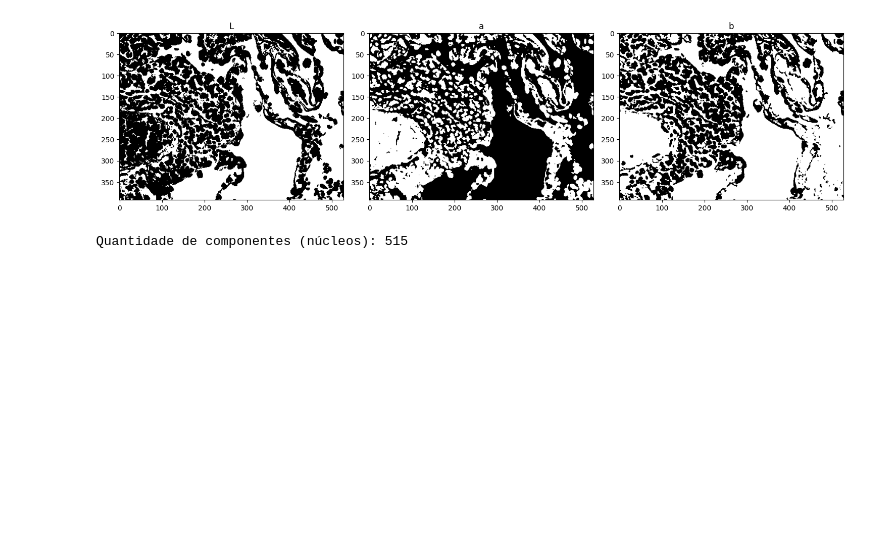
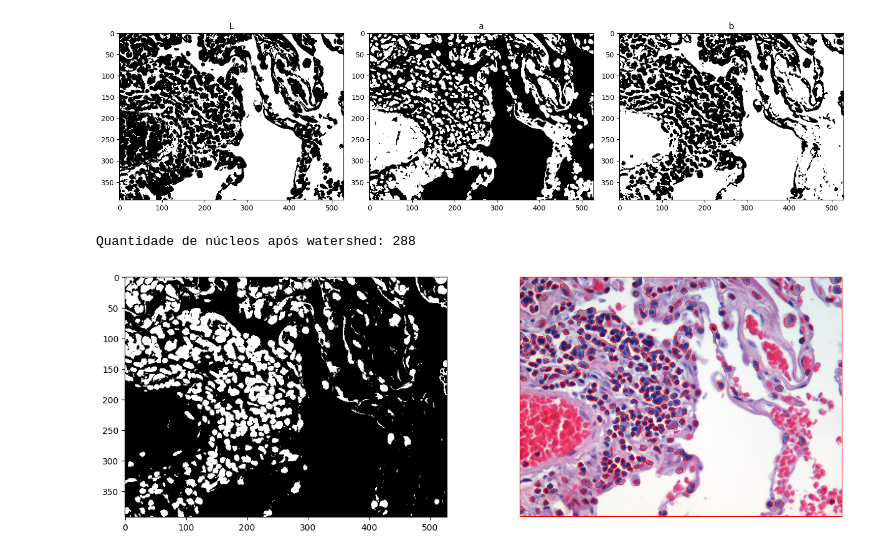
Before and after one commit to fernandofavaro1/gbc216_t2_G13, a Jupyter notebook: Lab09 - Color/lab09.ipynb, the cells around one changed output. Cells and saved outputs as stored; diff of their text form; code cells hidden in the pictures; blank space fills up the shorter version.

Commit message:
esqueci de colocar o watershed no final do lab 09

```diff
--- a/Lab09 - Color/lab09.ipynb
+++ b/Lab09 - Color/lab09.ipynb
@@ -214,16 +214,41 @@ plt.show()
 [figure]
 [figure]
 [figure]
-# %%
-# Como o canal que aprenta ser melhor é o R do RGB iremos utilizar ele:
-componentes = []
-mask = (otsu_R == 0).astype(np.uint8)
-n_labels, labels, stats, _ = cv2.connectedComponentsWithStats(mask, connectivity=8)
-
-for i in range(1, n_labels):
-    area = stats[i, cv2.CC_STAT_AREA]
-    componentes.append((area, labels == i))
-
-print("Quantidade de componentes (núcleos):", len(componentes))
-# %% [output]
-Quantidade de componentes (núcleos): 515
+# %%
+mask = (otsu_R == 0).astype(np.uint8)
+kernel = np.ones((3, 3), np.uint8)
+opening = cv2.morphologyEx(mask, cv2.MORPH_OPEN, kernel, iterations=1)
+sure_bg = cv2.dilate(opening, kernel, iterations=2)
+dist_transform = cv2.distanceTransform(opening, cv2.DIST_L2, 5)
+_, sure_fg = cv2.threshold(dist_transform, 0.4 * dist_transform.max(), 1.0, 0)
+sure_fg = np.uint8(sure_fg)
+unknown = cv2.subtract(sure_bg, sure_fg)
+n_labels, markers = cv2.connectedComponents(sure_fg)
+markers = markers + 1
+markers[unknown == 1] = 0
+# passando pra rgb pra fazer o watersehd
+img_ws = img_he_RGB.copy()
+img_ws_bgr = cv2.cvtColor(img_ws, cv2.COLOR_RGB2BGR)
+
+markers = cv2.watershed(img_ws_bgr, markers)
+resultado = img_he_RGB.copy()
+resultado[markers == -1] = [255, 0, 0]  # borda em vermelho
+
+total = len(np.unique(markers)) - 2  # remove borda (-1 não entra no unique positivo) e fundo 1
+labels_validos = [x for x in np.unique(markers) if x > 1]
+
+print("Quantidade de núcleos após watershed:", len(labels_validos))
+
+plt.figure(figsize=(15, 5))
+
+plt.subplot(1, 2, 1)
+plt.imshow(mask, cmap="gray")
+
+plt.subplot(1, 2, 2)
+plt.imshow(resultado)
+plt.axis("off")
+
+plt.show()
+# %% [output]
+Quantidade de núcleos após watershed: 288
+[figure, added]
```
